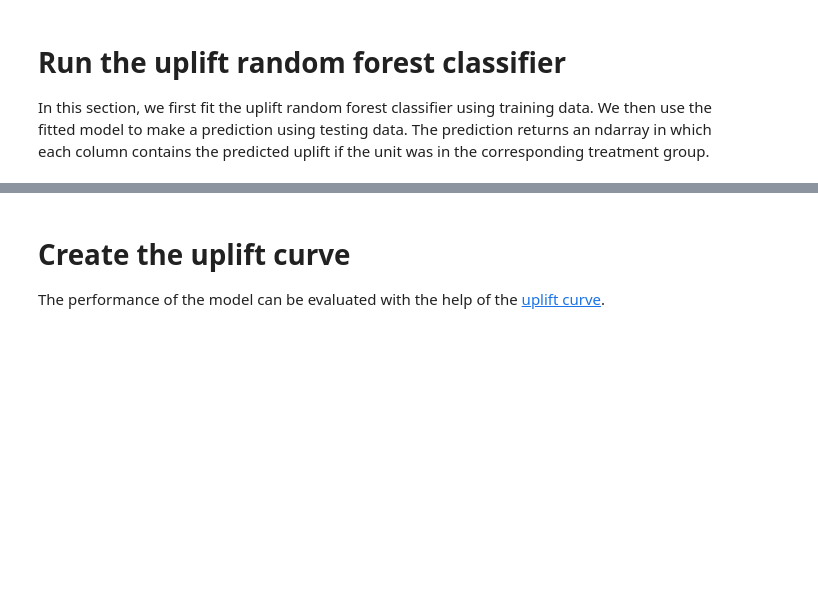
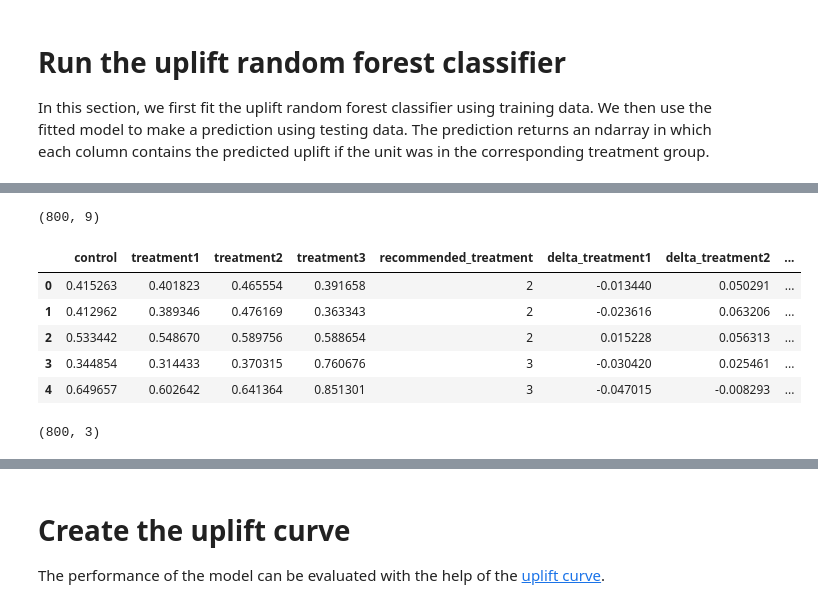
Before and after one commit to uber/causalml, a Jupyter notebook: examples/uplift_trees_with_synthetic_data.ipynb, the cells around one changed output, grey strips where cells are left out. Drawn from its saved outputs; the diff is of its cells as text; code cells hidden in the pictures; blank space fills up the shorter version.

```diff
--- a/examples/uplift_trees_with_synthetic_data.ipynb
+++ b/examples/uplift_trees_with_synthetic_data.ipynb
@@ -69,7 +90,23 @@ uplift_model = UpliftRandomForestClassifier(control_name='control')
 uplift_model.fit(df_train[x_names].values,
                  treatment=df_train['treatment_group_key'].values,
                  y=df_train['conversion'].values)
+# %%
+df_res = uplift_model.predict(df_test[x_names].values, full_output=True)
+print(df_res.shape)
+df_res.head()
+# %% [output]
+(800, 9)
+|  | control | treatment1 | treatment2 | treatment3 | recommended_treatment | delta_treatment1 | delta_treatment2 | ... |
+| 0 | 0.415263 | 0.401823 | 0.465554 | 0.391658 | 2 | -0.013440 | 0.050291 | ... |
+| 1 | 0.412962 | 0.389346 | 0.476169 | 0.363343 | 2 | -0.023616 | 0.063206 | ... |
+| 2 | 0.533442 | 0.548670 | 0.589756 | 0.588654 | 2 | 0.015228 | 0.056313 | ... |
+| 3 | 0.344854 | 0.314433 | 0.370315 | 0.760676 | 3 | -0.030420 | 0.025461 | ... |
+| 4 | 0.649657 | 0.602642 | 0.641364 | 0.851301 | 3 | -0.047015 | -0.008293 | ... |
 # %%
 y_pred = uplift_model.predict(df_test[x_names].values)
+# %%
+y_pred.shape
+# %% [output]
+(800, 3)
 # %%
 # Put the predictions to a DataFrame for a neater presentation
```
Also changed, not shown: parts of 8 cells of this notebook, 5 other files.
